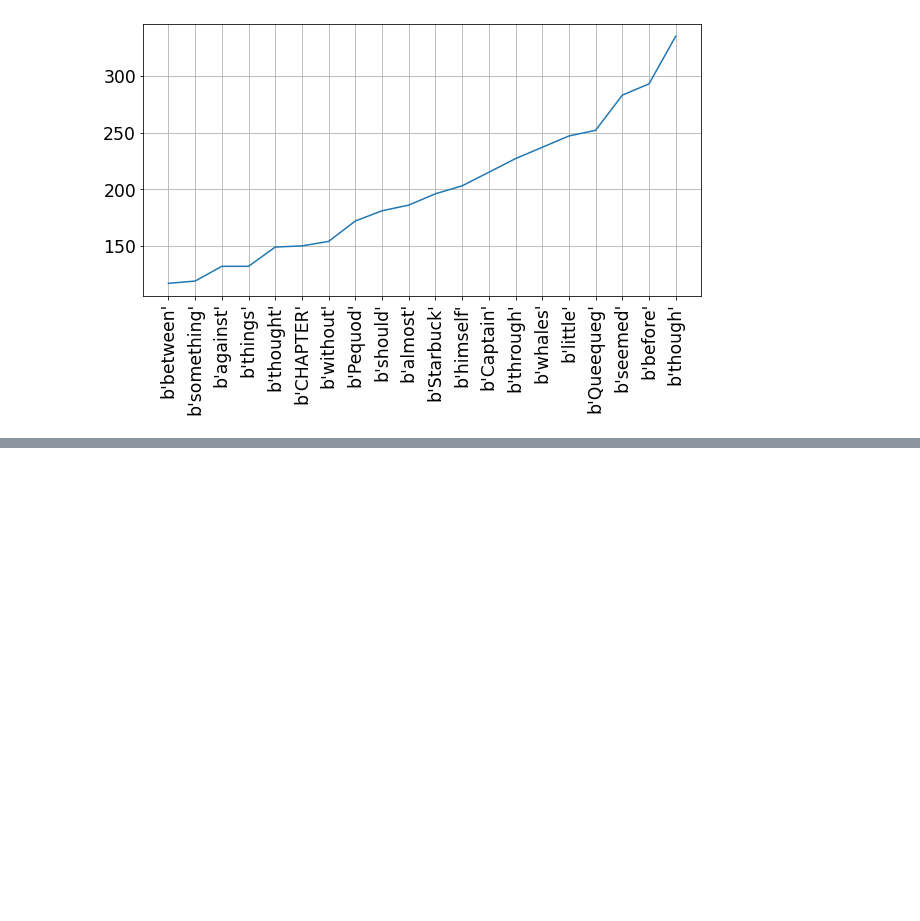
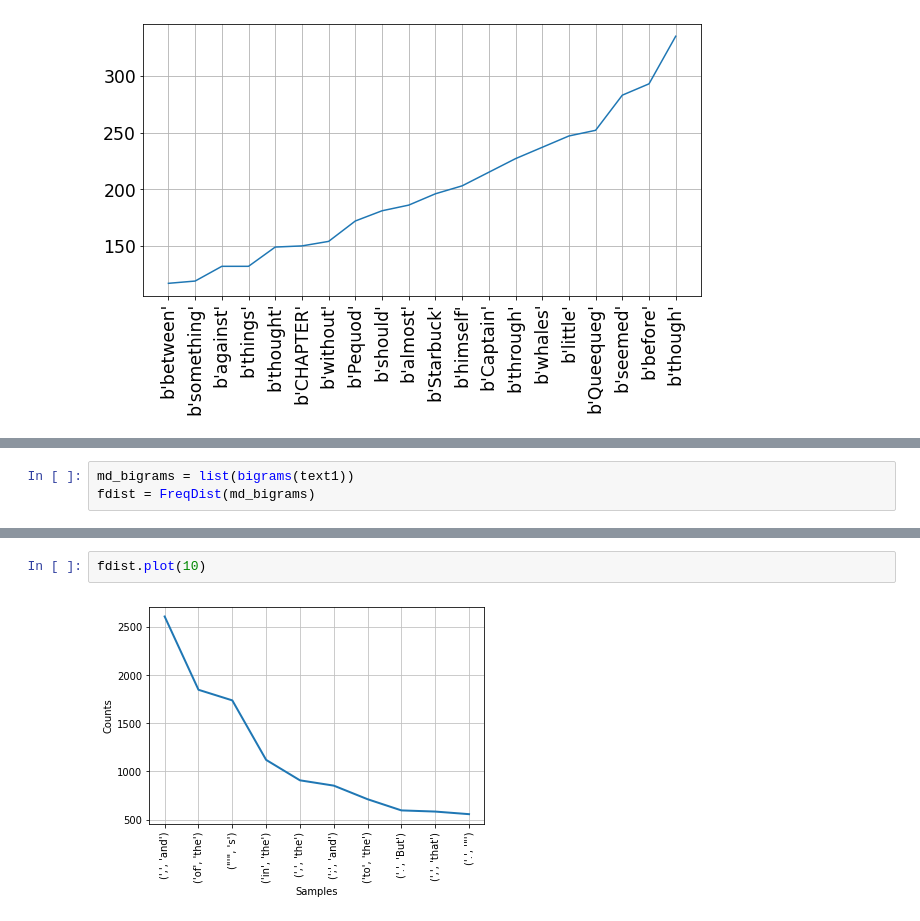
Before and after one commit to jeanpierrelv/NLP-course-in-python-with-NLTK, a Jupyter notebook: NLP with Python and NLTK.ipynb, the cells around one changed output, grey strips where cells are left out. Saved outputs shown, nothing was run; the diff lists cells and outputs as text; blank space fills up the shorter version.

```diff
--- a/NLP with Python and NLTK.ipynb
+++ b/NLP with Python and NLTK.ipynb
@@ -330,0 +365,3 @@ plt.show()
+# %%
+md_bigrams = list(bigrams(text1))
+fdist = FreqDist(md_bigrams)
@@ -330,0 +383,4 @@ plt.show()
+# %%
+fdist.plot(10)
+# %% [output]
+[figure, added]
```
Also changed, not shown: parts of 9 cells of this notebook.
